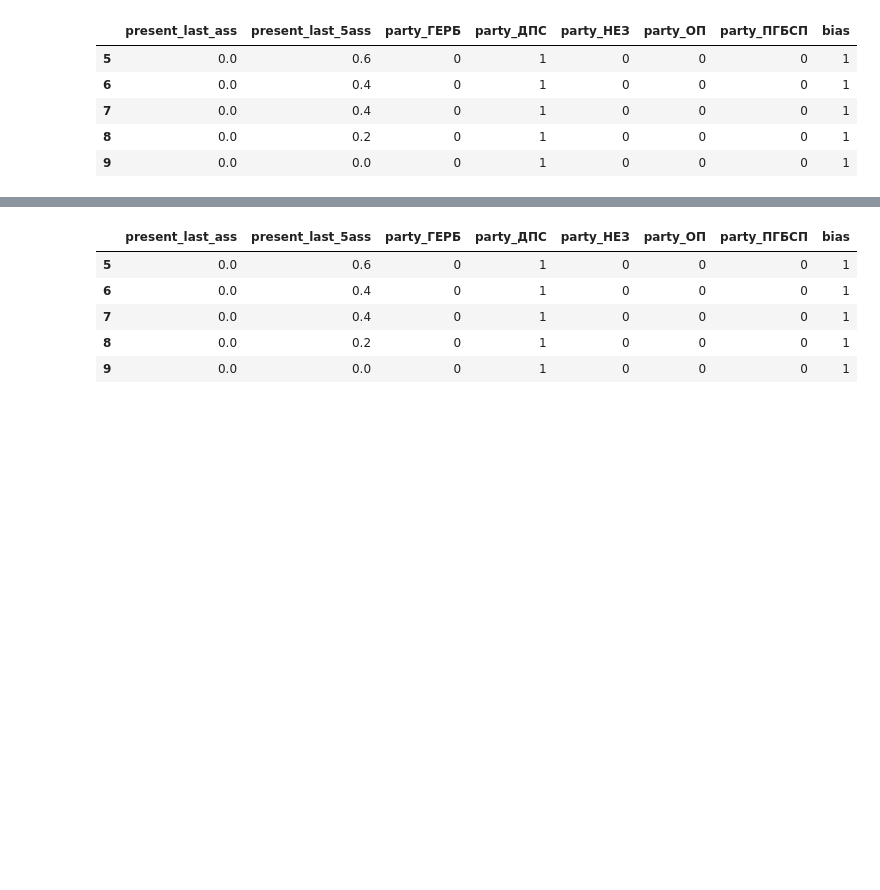
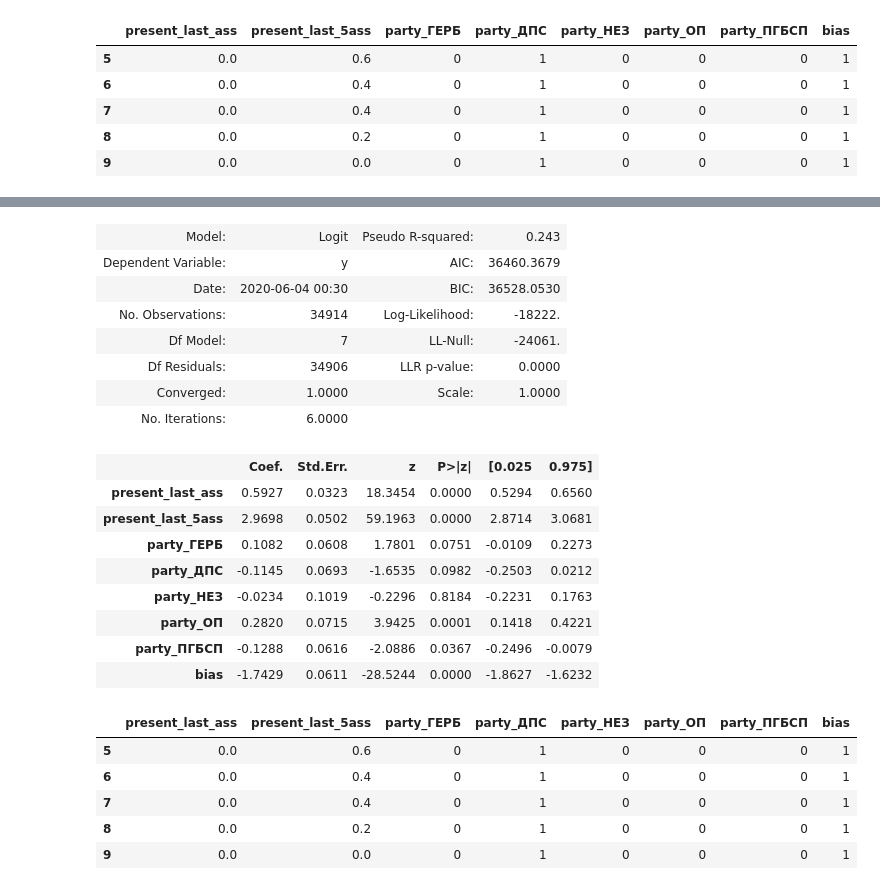
Before and after one commit to DimitarDKirov/ml4humans, a Jupyter notebook: ml4humans/Interpretable models-Individual.ipynb, the cells around one changed output, grey strips where cells are left out. Cells and saved outputs as stored; diff of their text form; code cells hidden in the pictures; blank space fills up the shorter version.

```diff
--- a/ml4humans/Interpretable models-Individual.ipynb
+++ b/ml4humans/Interpretable models-Individual.ipynb
@@ -57,3 +61,23 @@ results = model.fit()
+# %%
+results.summary2()
+# %% [output]
+| Model: | Logit | Pseudo R-squared: | 0.243 |
+| Dependent Variable: | y | AIC: | 36460.3679 |
+| Date: | 2020-06-04 00:30 | BIC: | 36528.0530 |
+| No. Observations: | 34914 | Log-Likelihood: | -18222. |
+| Df Model: | 7 | LL-Null: | -24061. |
+| Df Residuals: | 34906 | LLR p-value: | 0.0000 |
+| Converged: | 1.0000 | Scale: | 1.0000 |
+| No. Iterations: | 6.0000 |  |  |
+|  | Coef. | Std.Err. | z | P>|z| | [0.025 | 0.975] |
+| present_last_ass | 0.5927 | 0.0323 | 18.3454 | 0.0000 | 0.5294 | 0.6560 |
+| present_last_5ass | 2.9698 | 0.0502 | 59.1963 | 0.0000 | 2.8714 | 3.0681 |
+| party_ГЕРБ | 0.1082 | 0.0608 | 1.7801 | 0.0751 | -0.0109 | 0.2273 |
+| party_ДПС | -0.1145 | 0.0693 | -1.6535 | 0.0982 | -0.2503 | 0.0212 |
+| party_НЕЗ | -0.0234 | 0.1019 | -0.2296 | 0.8184 | -0.2231 | 0.1763 |
+| party_ОП | 0.2820 | 0.0715 | 3.9425 | 0.0001 | 0.1418 | 0.4221 |
+| party_ПГБСП | -0.1288 | 0.0616 | -2.0886 | 0.0367 | -0.2496 | -0.0079 |
+| bias | -1.7429 | 0.0611 | -28.5244 | 0.0000 | -1.8627 | -1.6232 |
 # %%
 features_df.head()
 # %% [output]
```
Also changed, not shown: parts of 4 cells of this notebook, 2 other files.
